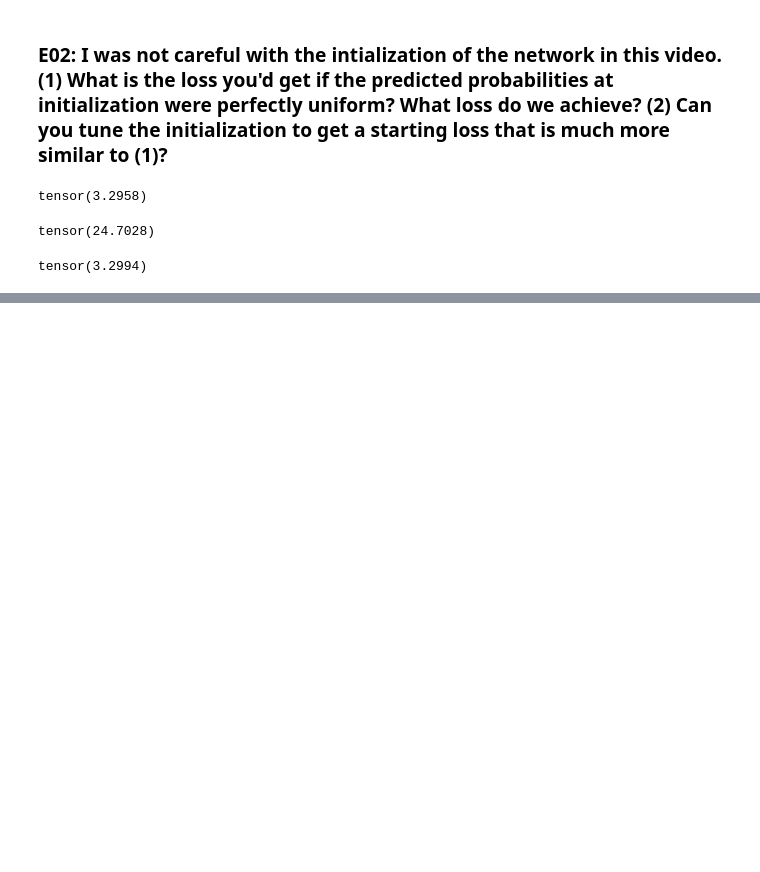
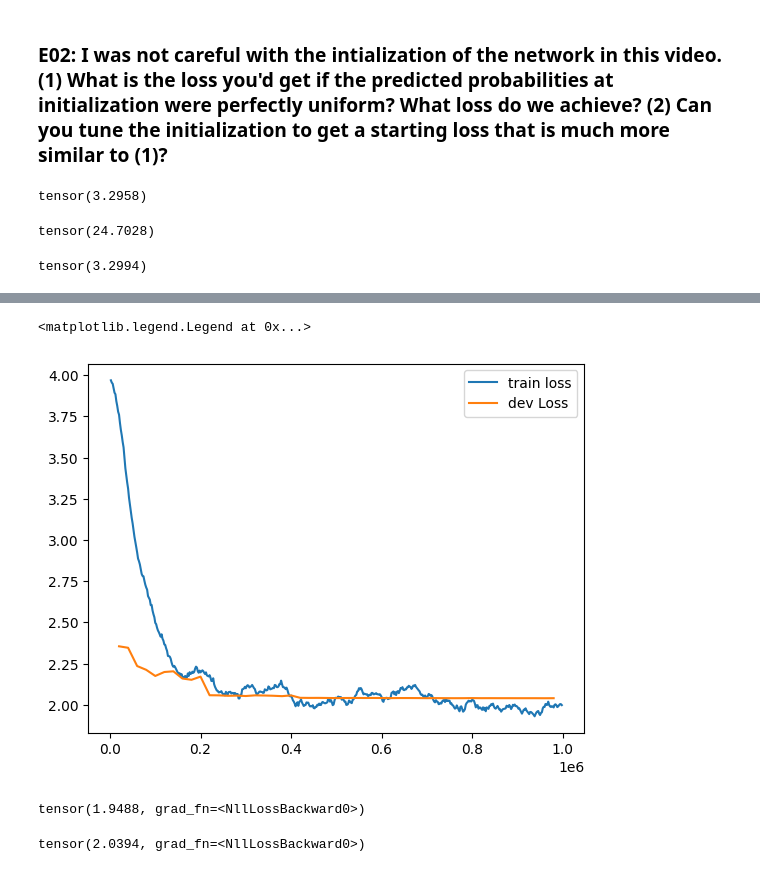
Before and after one commit to khrushv/nn-zero-to-hero, a Jupyter notebook: exercises/makemore_mlp.ipynb, the cells around one changed output, grey strips where cells are left out. Saved outputs shown, nothing was run; the diff lists cells and outputs as text; code cells hidden in the pictures; blank space fills up the shorter version.

```diff
--- a/exercises/makemore_mlp.ipynb
+++ b/exercises/makemore_mlp.ipynb
@@ -292,0 +326,20 @@ tensor(3.2994)
+# %%
+g = torch.Generator().manual_seed(2147483647) # for reproducibility
+embedding_size = 10
+hidden_layer_dim = 200
+stoi_len = len(stoi)
+ema_alpha = 0.05
+C = torch.randn((stoi_len, embedding_size), generator=g)
+W1 = torch.randn((block_size * embedding_size, hidden_layer_dim), generator=g)
+b1 = torch.randn(hidden_layer_dim, generator=g)
+W2 = torch.randn((hidden_layer_dim, stoi_len), generator=g)
+b2 = torch.randn(stoi_len, generator=g)
+parameters = [C, W1, b1, W2, b2]
+# %%
+for p in parameters:
+  p.requires_grad = True
+lossi = []
+loss_dev = []
+stepi = []
+step_dev = []
+cur_i = 0
@@ -292,0 +412,24 @@ tensor(3.2994)
+# %%
+share = int(len(stepi))
+plt.plot(stepi, lossi, label='train loss')
+plt.plot(step_dev, loss_dev, label='dev Loss')
+plt.legend()
+# %% [output]
+<matplotlib.legend.Legend at 0x...>
+[figure, added]
+# %%
+emb = C[Xtr] # (32, 3, 2)
+h = torch.tanh(emb.view(-1, block_size * embedding_size) @ W1 + b1) # (32, 100)
+logits = h @ W2 + b2 # (32, 27)
+loss = F.cross_entropy(logits, Ytr)
+loss
+# %% [output]
+tensor(1.9488, grad_fn=<NllLossBackward0>)
+# %%
+emb = C[Xdev] # (32, 3, 2)
+h = torch.tanh(emb.view(-1, block_size * embedding_size) @ W1 + b1) # (32, 100)
+logits = h @ W2 + b2 # (32, 27)
+loss = F.cross_entropy(logits, Ydev)
+loss
+# %% [output]
+tensor(2.0394, grad_fn=<NllLossBackward0>)
```
Also changed, not shown: parts of 11 cells of this notebook.
